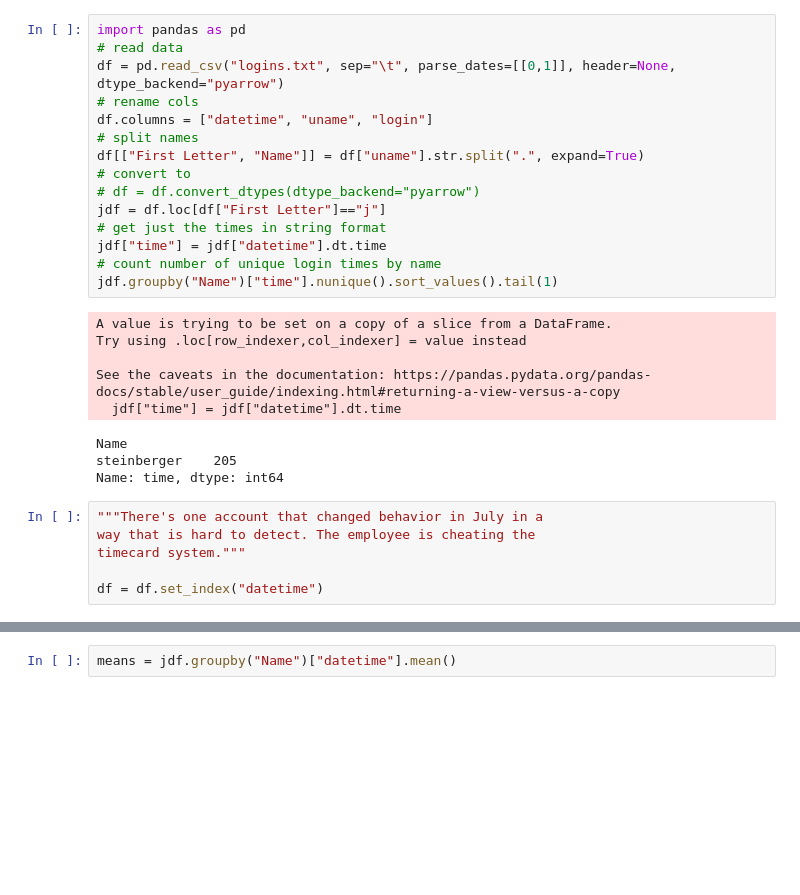
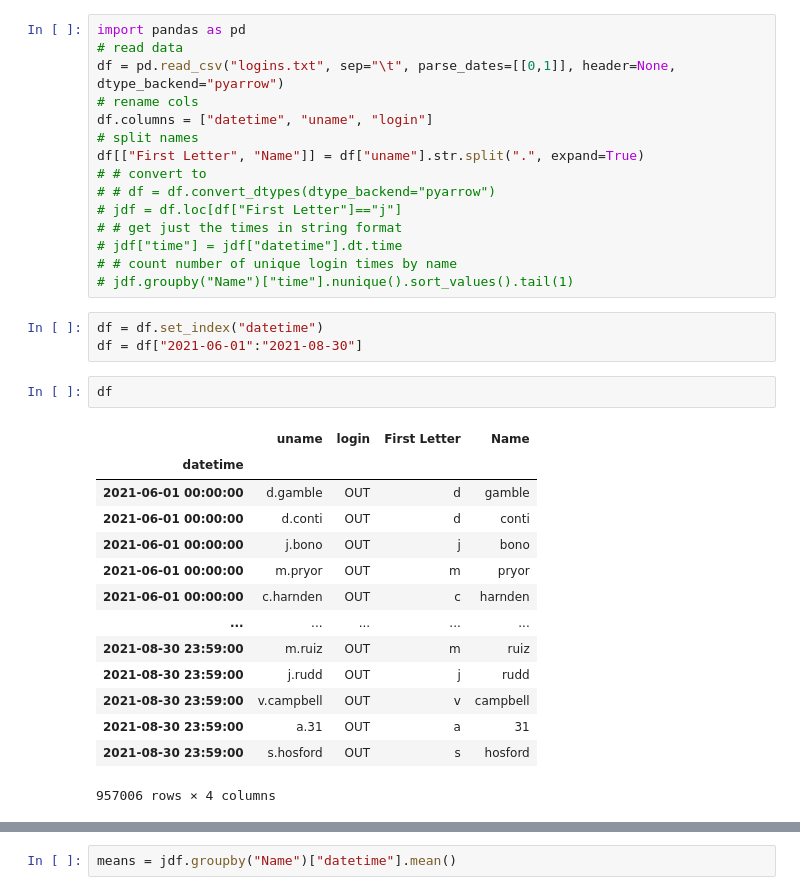
Before and after one commit to jamorr/nsa_challenge, a Jupyter notebook: logins.ipynb, the cells around one changed output, grey strips where cells are left out. Drawn from its saved outputs; the diff is of its cells as text; blank space fills up the shorter version.

```diff
--- a/logins.ipynb
+++ b/logins.ipynb
@@ -6,25 +6,30 @@ df = pd.read_csv("logins.txt", sep="\t", parse_dates=[[0,1]], header=None, dtype
 df.columns = ["datetime", "uname", "login"]
 # split names
 df[["First Letter", "Name"]] = df["uname"].str.split(".", expand=True)
-# convert to
-# df = df.convert_dtypes(dtype_backend="pyarrow")
-jdf = df.loc[df["First Letter"]=="j"]
-# get just the times in string format
-jdf["time"] = jdf["datetime"].dt.time
-# count number of unique login times by name
-jdf.groupby("Name")["time"].nunique().sort_values().tail(1)
+# # convert to
+# # df = df.convert_dtypes(dtype_backend="pyarrow")
+# jdf = df.loc[df["First Letter"]=="j"]
+# # get just the times in string format
+# jdf["time"] = jdf["datetime"].dt.time
+# # count number of unique login times by name
+# jdf.groupby("Name")["time"].nunique().sort_values().tail(1)
-# %% [output]
-A value is trying to be set on a copy of a slice from a DataFrame.
-Try using .loc[row_indexer,col_indexer] = value instead
-
-See the caveats in the documentation: https://pandas.pydata.org/pandas-docs/stable/user_guide/indexing.html#returning-a-view-versus-a-copy
-  jdf["time"] = jdf["datetime"].dt.time
-Name
-steinberger    205
-Name: time, dtype: int64
-# %%
-"""There's one account that changed behavior in July in a
-way that is hard to detect. The employee is cheating the
-timecard system."""
-
-df = df.set_index("datetime")
+# %%
+df = df.set_index("datetime")
+df = df["2021-06-01":"2021-08-30"]
+# %%
+df
+# %% [output]
+|  | uname | login | First Letter | Name |
+| datetime |  |  |  |  |
+| 2021-06-01 00:00:00 | d.gamble | OUT | d | gamble |
+| 2021-06-01 00:00:00 | d.conti | OUT | d | conti |
+| 2021-06-01 00:00:00 | j.bono | OUT | j | bono |
+| 2021-06-01 00:00:00 | m.pryor | OUT | m | pryor |
+| 2021-06-01 00:00:00 | c.harnden | OUT | c | harnden |
+| ... | ... | ... | ... | ... |
+| 2021-08-30 23:59:00 | m.ruiz | OUT | m | ruiz |
+| 2021-08-30 23:59:00 | j.rudd | OUT | j | rudd |
+| 2021-08-30 23:59:00 | v.campbell | OUT | v | campbell |
+| 2021-08-30 23:59:00 | a.31 | OUT | a | 31 |
+| 2021-08-30 23:59:00 | s.hosford | OUT | s | hosford |
+957006 rows × 4 columns
```
Also changed, not shown: parts of 8 cells of this notebook.
